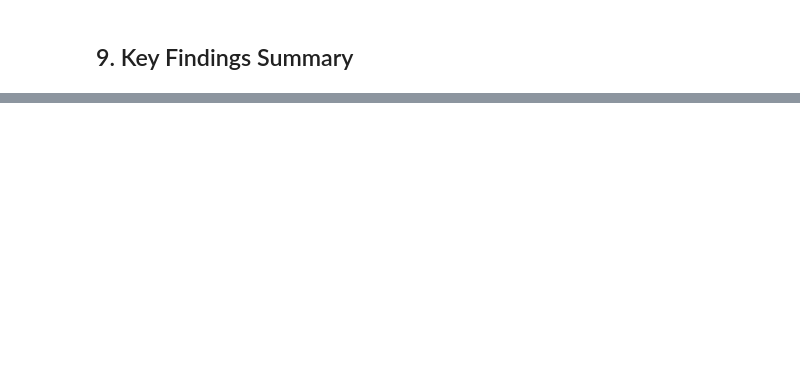
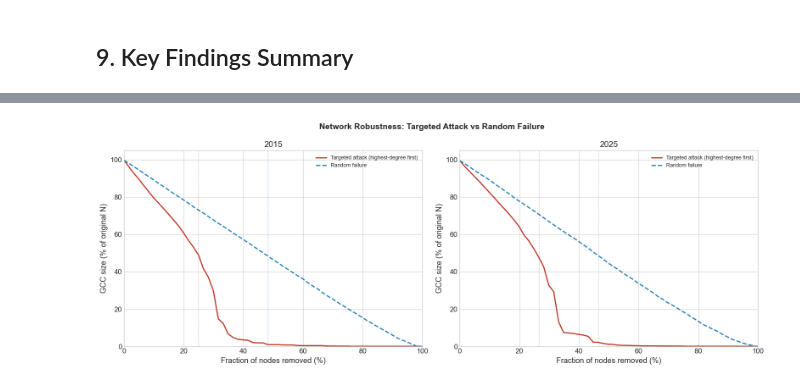
Before and after one commit to Debjit-Banerji/GCSN-Analysis, a Jupyter notebook: Codes/03_temporal_analysis.ipynb, the cells around one changed output, grey strips where cells are left out. Drawn from its saved outputs; the diff is of its cells as text; code cells hidden in the pictures; blank space fills up the shorter version.

```diff
--- a/Codes/03_temporal_analysis.ipynb
+++ b/Codes/03_temporal_analysis.ipynb
@@ -694,0 +975,93 @@ print('Full comparison table saved to ../Figures/03_comparison_table.csv')
+# %%
+def robustness_curve(Gu, strategy='targeted', n_steps=50, seed=42):
+    """Compute GCC fraction as nodes are incrementally removed.
+
+    strategy: 'targeted' (highest degree first) or 'random'
+    n_steps: number of evenly-spaced checkpoints (0% to 100% removed)
+    Returns (fractions_removed, gcc_fractions)
+    """
+    G = Gu.copy()
+    N0 = G.number_of_nodes()
+    if N0 == 0:
+        return np.array([0.0]), np.array([0.0])
+
+    rng = np.random.default_rng(seed)
+    checkpoints = np.linspace(0, 1, n_steps + 1)
+    gcc_fracs   = [max((len(c) for c in nx.connected_components(G)), default=0) / N0]
+    frac_done   = [0.0]
+
+    if strategy == 'targeted':
+        order = sorted(G.nodes(), key=lambda n: G.degree(n), reverse=True)
+    else:
+        order = list(G.nodes())
+        rng.shuffle(order)
+
+    step_size = max(1, N0 // n_steps)
+    removed   = 0
+    for i, node in enumerate(order):
+        if not G.has_node(node):
+            continue
+        G.remove_node(node)
+        removed += 1
+        if removed % step_size == 0 or removed == N0:
+            gcc = max((len(c) for c in nx.connected_components(G)), default=0)
+            gcc_fracs.append(gcc / N0)
+            frac_done.append(removed / N0)
+
+    return np.array(frac_done), np.array(gcc_fracs)
+
+
+N_STEPS = 60
+
+print('Computing robustness curves (4 curves, ~1–2 min each) …')
+
+rob = {}
+for year, Gu in [('2015', Gu_2015), ('2025', Gu_2025)]:
+    print(f'  {year} targeted …')
+    rob[(year, 'targeted')] = robustness_curve(Gu, strategy='targeted', n_steps=N_STEPS)
+    print(f'  {year} random   …')
+    rob[(year, 'random')]   = robustness_curve(Gu, strategy='random',   n_steps=N_STEPS)
+
+# --- Robustness metric: fraction removed to reduce GCC to < 50% ---
+def f50(frac_removed, gcc_frac):
+    """Fraction of nodes removed when GCC first drops below 50%."""
+    for f, g in zip(frac_removed, gcc_frac):
+        if g < 0.5:
+            return f
+    return 1.0
+
+
+fig, axes = plt.subplots(1, 2, figsize=(16, 6))
+fig.suptitle('Network Robustness: Targeted Attack vs Random Failure',
+             fontsize=14, fontweight='bold')
+
+styles = {'targeted': ('-', 'Targeted attack (highest-degree first)'),
+          'random':   ('--', 'Random failure')}
+
+for ax, year, title in [(axes[0], '2015', '2015'), (axes[1], '2025', '2025')]:
+    for strategy, (ls, label) in styles.items():
+        fr, gf = rob[(year, strategy)]
+        color  = '#c0392b' if strategy == 'targeted' else '#2980b9'
+        ax.plot(fr * 100, gf * 100, ls, color=color, lw=2, label=label)
+        f = f50(fr, gf)
+        ax.axvline(f * 100, color=color, lw=1, ls=':', alpha=0.6)
+
+    ax.set_xlabel('Fraction of nodes removed (%)')
+    ax.set_ylabel('GCC size (% of original N)')
+    ax.set_title(title)
+    ax.legend(fontsize=9)
+    ax.set_xlim(0, 100); ax.set_ylim(0, 105)
+
+plt.tight_layout()
+plt.savefig(FIG_DIR + '03_robustness.png', dpi=150, bbox_inches='tight')
+plt.show()
+
+print('\nRobustness summary (fraction removed to halve GCC):')
+print(f'  {"Year":<6} {"Strategy":<12} {"f₅₀ (node fraction)"}')
+print(f'  {"-"*40}')
+for (year, strat), (fr, gf) in rob.items():
+    f = f50(fr, gf)
+    print(f'  {year:<6} {strat:<12}  {f:.3f}  ({f*100:.1f}% of nodes)')
+print('\nSmaller f₅₀ for targeted → hub-dependent (scale-free character)')
+print('Larger   f₅₀ for targeted in 2025 → improved robustness over decade')
+# %% [output]
@@ -694,0 +1073 @@ print('Full comparison table saved to ../Figures/03_comparison_table.csv')
+[figure, added]
```
Also changed, not shown: parts of 17 cells of this notebook, 23 other files.
